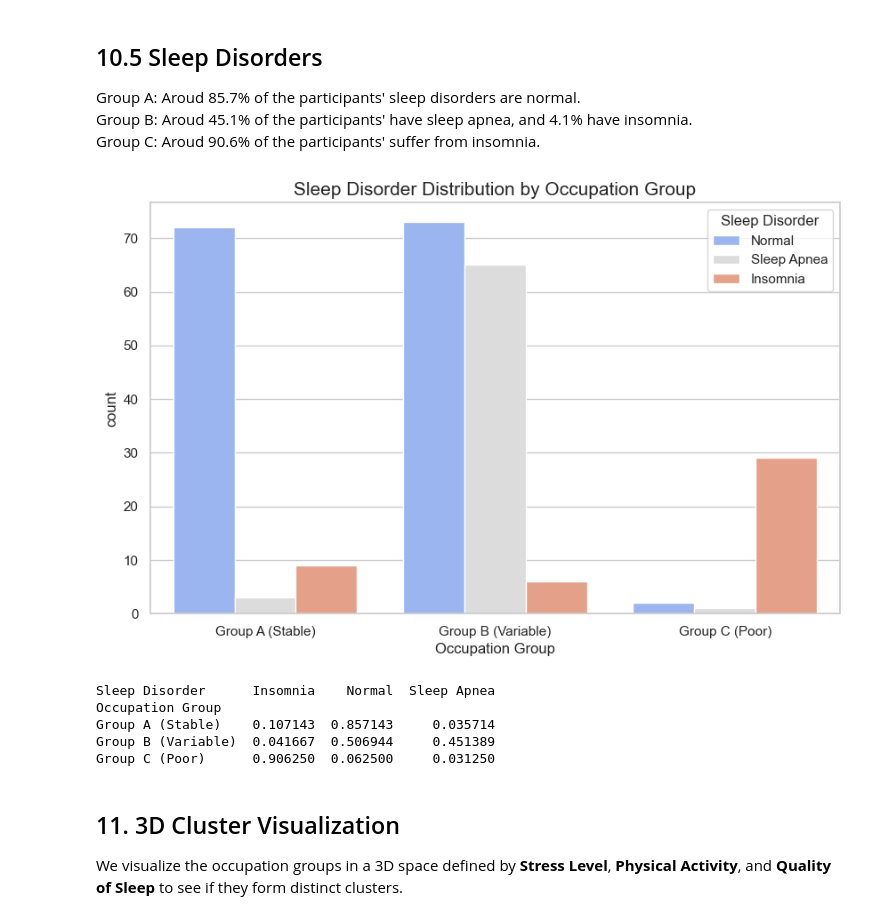
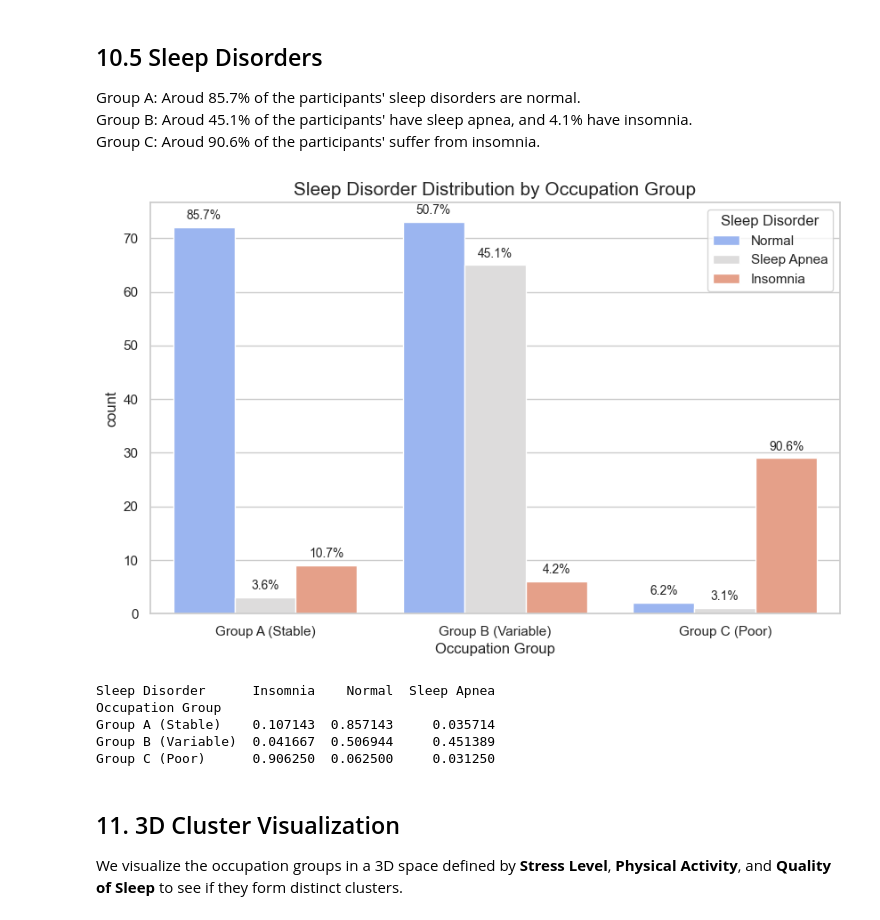
Before and after one commit to cjyaddone/ECE-143-Project, a Jupyter notebook: EDA.ipynb, the cells around one changed output. Drawn from its saved outputs; the diff is of its cells as text; code cells hidden in the pictures.

```diff
--- a/EDA.ipynb
+++ b/EDA.ipynb
@@ -391,13 +391,15 @@ Passing `palette` without assigning `hue` is deprecated and will be removed in v
   sns.boxplot(x='Occupation', y='Physical Activity Level', data=df, palette='coolwarm', ax=axes[1])
 [figure]
 # %%
-# BMI Category by Occupation
-plt.figure(figsize=(12, 6))
-sns.countplot(x='Occupation', hue='BMI Category', data=df, palette='coolwarm')
+# BMI Category Distribution by Occupation (Merged)
+# Merge 'Obese' into 'Overweight' and 'Normal Weight' into 'Normal' for cleaner analysis
+df['BMI Category'] = df['BMI Category'].replace({'Obese': 'Overweight', 'Normal Weight': 'Normal'})
+
+plt.figure(figsize=(12, 8))
+# Use vertical bar chart as requested
+sns.countplot(x='Occupation', hue='BMI Category', data=df, palette='coolwarm', hue_order=['Normal', 'Overweight'])
 plt.title('BMI Category Distribution by Occupation', fontsize=15)
-plt.ylabel('Count', fontsize=12)
-plt.xlabel('Occupation', fontsize=12)
-plt.xticks(rotation=45, ha='right')
+plt.xticks(rotation=45, ha='right') # Rotate labels for readability
 plt.legend(title='BMI Category', loc='upper right')
 plt.show()
 # %% [output]
@@ -517,9 +519,12 @@ Group B: Split between Normal and Overweight\
 Group C: most people are in the obese weight range
 # %%
 # BMI Category by Group
+# Merge 'Obese' into 'Overweight' and 'Normal Weight' into 'Normal' for cleaner analysis
+df_groups['BMI Category'] = df_groups['BMI Category'].replace({'Obese': 'Overweight', 'Normal Weight': 'Normal'})
+
 plt.figure(figsize=(10, 6))
 sns.countplot(x='Occupation Group', hue='BMI Category', data=df_groups, palette='coolwarm', order=['Group A (Stable)', 'Group B (Variable)', 'Group C (Poor)'])
-plt.title('BMI Category Distribution by Occupation Group', fontsize=15)
+plt.title('BMI Category Distribution by Occupation Group (Merged)', fontsize=15)
 plt.legend(title='BMI Category', loc='upper right')
 plt.show()
 # %% [output]
@@ -545,17 +550,36 @@ Group C: Aroud 90.6% of the participants' suffer from insomnia.
 # %%
 # Sleep Disorder Distribution by Group
 plt.figure(figsize=(10, 6))
-sns.countplot(x='Occupation Group', hue='Sleep Disorder', data=df_groups, palette='coolwarm', order=['Group A (Stable)', 'Group B (Variable)', 'Group C (Poor)'])
+ax = sns.countplot(x='Occupation Group', hue='Sleep Disorder', data=df_groups, palette='coolwarm', order=['Group A (Stable)', 'Group B (Variable)', 'Group C (Poor)'])
 plt.title('Sleep Disorder Distribution by Occupation Group', fontsize=15)
 plt.legend(title='Sleep Disorder', loc='upper right')
+
+# Add percentage labels
+group_counts = df_groups['Occupation Group'].value_counts()
+ordered_groups = ['Group A (Stable)', 'Group B (Variable)', 'Group C (Poor)']
+
+for p in ax.patches:
+    height = p.get_height()
+    if height > 0:
+        # Get the x-coordinate to identify the group
+        x = p.get_x() + p.get_width() / 2
+        group_idx = int(round(x))
+
+        if 0 <= group_idx < len(ordered_groups):
+            group_name = ordered_groups[group_idx]
+            total = group_counts.get(group_name, 0)
+            if total > 0:
+                percentage = 100 * height / total
+                ax.text(x, height + 1, f'{percentage:.1f}%', ha='center', va='bottom', fontsize=10)
+
 plt.show()
 
 # Calculate percentage of disorders
 disorder_counts = df_groups.groupby(['Occupation Group', 'Sleep Disorder']).size().unstack(fill_value=0)
 disorder_props = disorder_counts.div(disorder_counts.sum(axis=1), axis=0)
 print(disorder_props)
 # %% [output]
-[figure, old version]
+[figure, new version]
 Sleep Disorder      Insomnia    Normal  Sleep Apnea
 Occupation Group
 Group A (Stable)    0.107143  0.857143     0.035714
```
Also changed, not shown: parts of 4 cells of this notebook, 1 other file.
